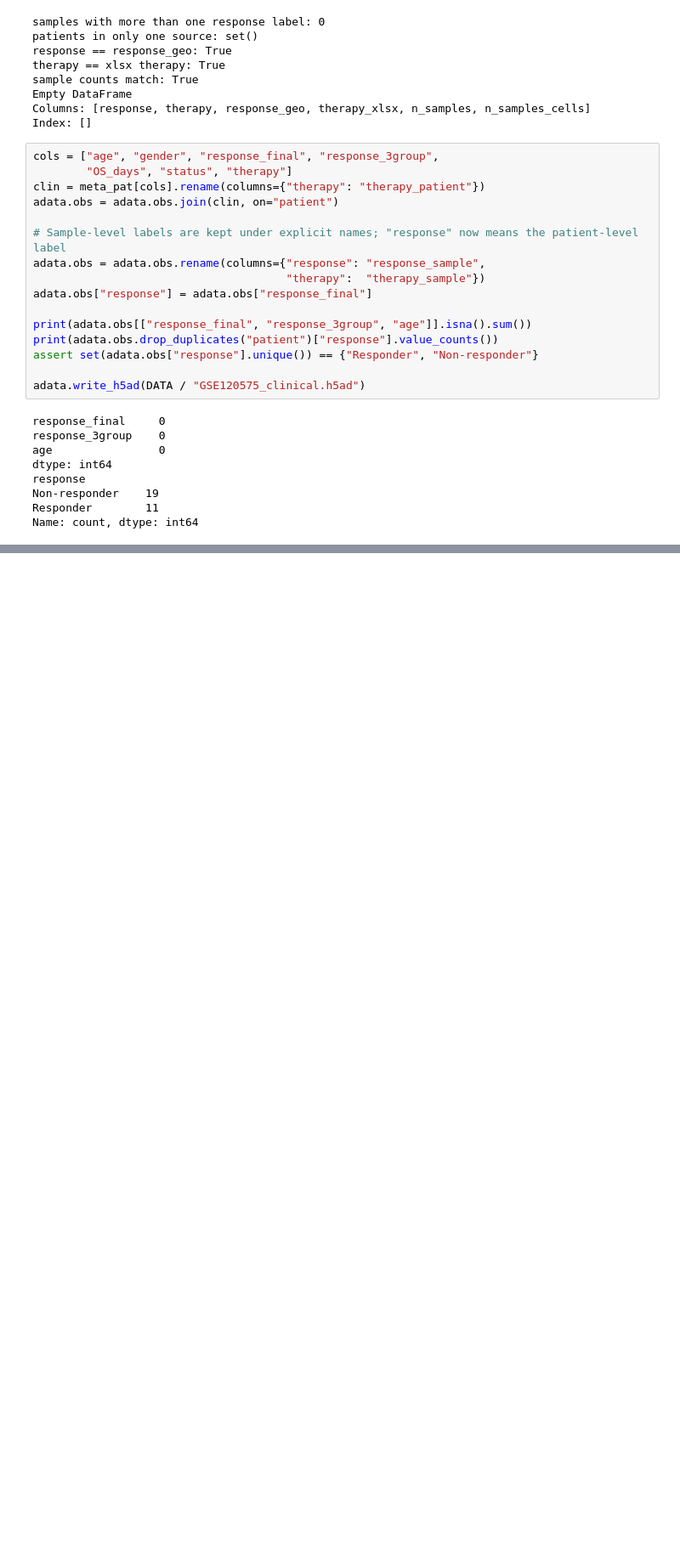
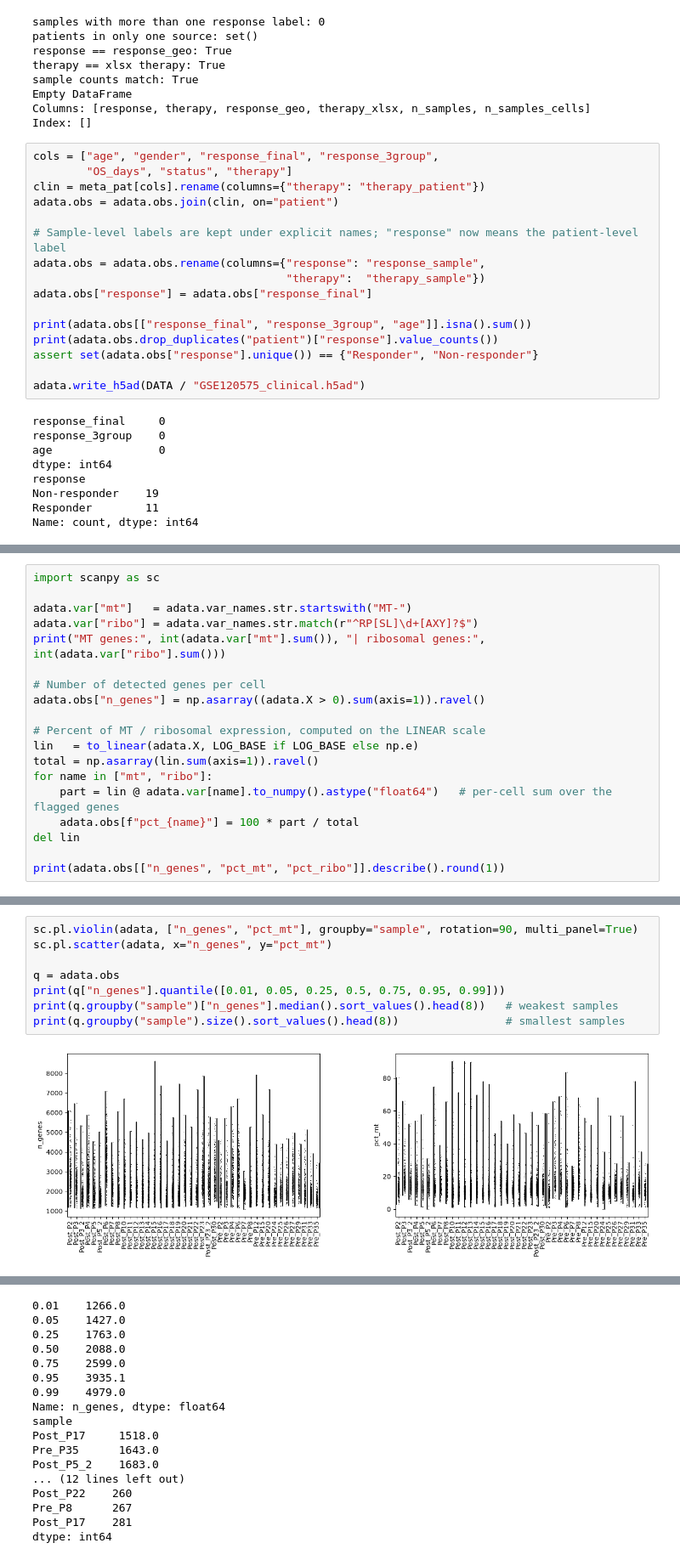
Before and after one commit to layakhosravi77-creator/melanoma-scrna-analysis, a Jupyter notebook: notebooks/GSE120575.ipynb, the cells around one changed output, grey strips where cells are left out. Shown at 85% size. Cells and saved outputs as stored; diff of their text form; blank space fills up the shorter version.

```diff
--- a/notebooks/GSE120575.ipynb
+++ b/notebooks/GSE120575.ipynb
@@ -431,0 +458,19 @@ Name: count, dtype: int64
+# %%
+import scanpy as sc
+
+adata.var["mt"]   = adata.var_names.str.startswith("MT-")
+adata.var["ribo"] = adata.var_names.str.match(r"^RP[SL]\d+[AXY]?$")
+print("MT genes:", int(adata.var["mt"].sum()), "| ribosomal genes:", int(adata.var["ribo"].sum()))
+
+# Number of detected genes per cell
+adata.obs["n_genes"] = np.asarray((adata.X > 0).sum(axis=1)).ravel()
+
+# Percent of MT / ribosomal expression, computed on the LINEAR scale
+lin   = to_linear(adata.X, LOG_BASE if LOG_BASE else np.e)
+total = np.asarray(lin.sum(axis=1)).ravel()
+for name in ["mt", "ribo"]:
+    part = lin @ adata.var[name].to_numpy().astype("float64")   # per-cell sum over the flagged genes
+    adata.obs[f"pct_{name}"] = 100 * part / total
+del lin
+
+print(adata.obs[["n_genes", "pct_mt", "pct_ribo"]].describe().round(1))
@@ -431,0 +488,10 @@ Name: count, dtype: int64
+# %%
+sc.pl.violin(adata, ["n_genes", "pct_mt"], groupby="sample", rotation=90, multi_panel=True)
+sc.pl.scatter(adata, x="n_genes", y="pct_mt")
+
+q = adata.obs
+print(q["n_genes"].quantile([0.01, 0.05, 0.25, 0.5, 0.75, 0.95, 0.99]))
+print(q.groupby("sample")["n_genes"].median().sort_values().head(8))   # weakest samples
+print(q.groupby("sample").size().sort_values().head(8))                # smallest samples
+# %% [output]
+[figure, added]
@@ -431,0 +499,17 @@ Name: count, dtype: int64
+0.01    1266.0
+0.05    1427.0
+0.25    1763.0
+0.50    2088.0
+0.75    2599.0
+0.95    3935.1
+0.99    4979.0
+Name: n_genes, dtype: float64
+sample
+Post_P17     1518.0
+Pre_P35      1643.0
+Post_P5_2    1683.0
+... (12 lines left out)
+Post_P22    260
+Pre_P8      267
+Post_P17    281
+dtype: int64
```
Also changed, not shown: parts of 7 cells of this notebook, 2 other files.
